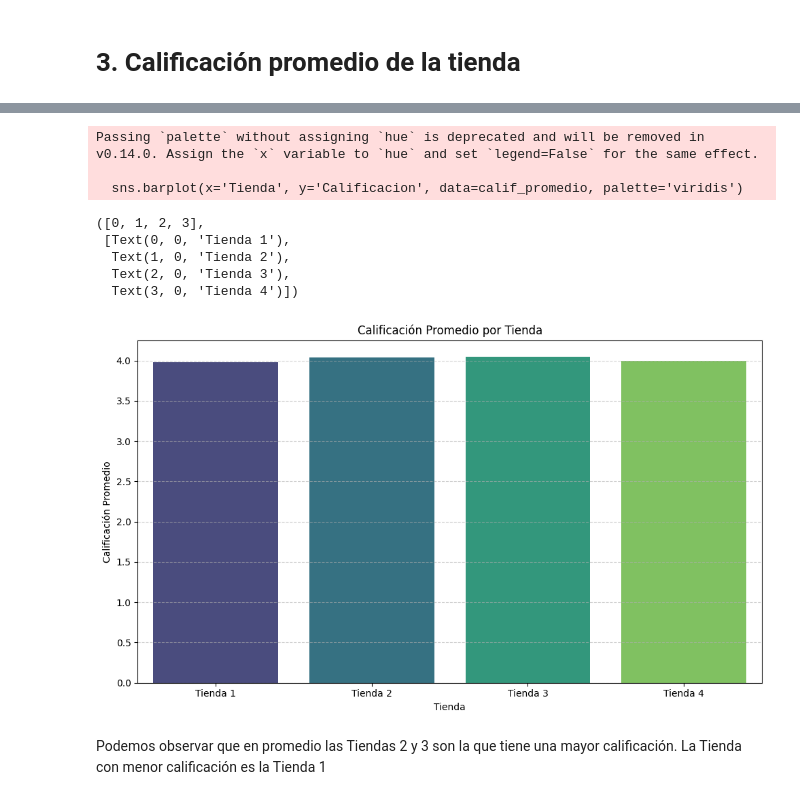
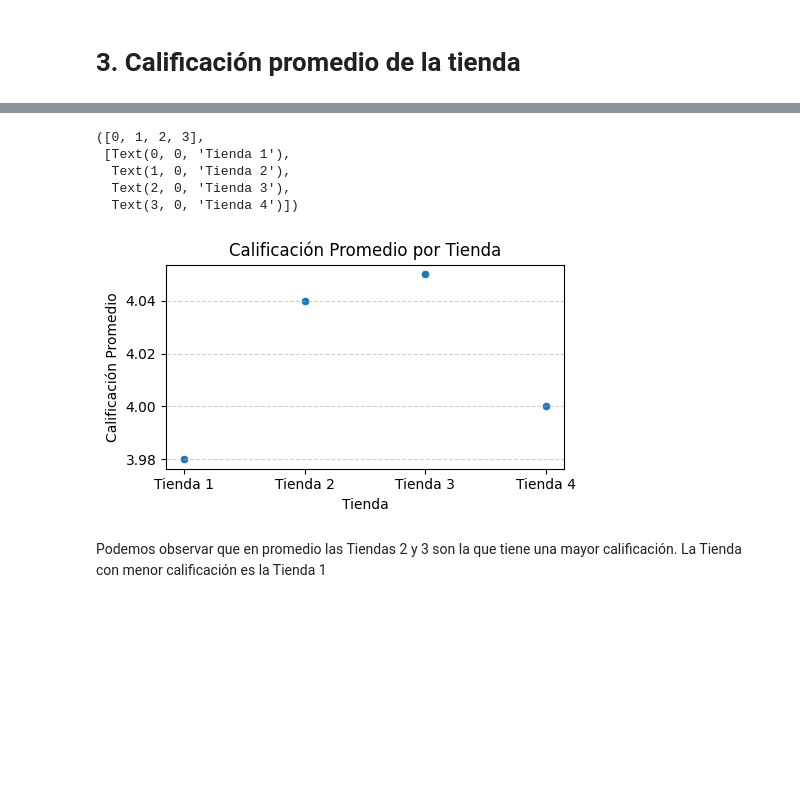
Before and after one commit to joslcan/Analisis.tiendas, a Jupyter notebook: AluraStoreLatam.ipynb, the cells around one changed output, grey strips where cells are left out. Cells and saved outputs as stored; diff of their text form; code cells hidden in the pictures; blank space fills up the shorter version.

```diff
--- a/AluraStoreLatam.ipynb
+++ b/AluraStoreLatam.ipynb
@@ -174,26 +157,23 @@ calif_promedio['Calificacion'] = calif_promedio['Calificacion'].round(2)
 # %%
 #Graficamos
 
 import seaborn as sns
 
-matp.figure(figsize=(10, 6))
-sns.barplot(x='Tienda', y='Calificacion', data=calif_promedio, palette='viridis')
+matp.figure(figsize=(5, 3))
+sns.scatterplot(x='Tienda', y='Calificacion', data=calif_promedio, palette='viridis')
 matp.xlabel('Tienda')
 matp.ylabel('Calificación Promedio')
 matp.title('Calificación Promedio por Tienda')
 matp.grid(axis='y', linestyle='--', alpha=0.6)
 matp.tight_layout()
 matp.xticks(rotation=0)
 # %% [output]
-Passing `palette` without assigning `hue` is deprecated and will be removed in v0.14.0. Assign the `x` variable to `hue` and set `legend=False` for the same effect.
-
-  sns.barplot(x='Tienda', y='Calificacion', data=calif_promedio, palette='viridis')
+([0, 1, 2, 3],
+ [Text(0, 0, 'Tienda 1'),
+  Text(1, 0, 'Tienda 2'),
+  Text(2, 0, 'Tienda 3'),
+  Text(3, 0, 'Tienda 4')])
-([0, 1, 2, 3],
- [Text(0, 0, 'Tienda 1'),
-  Text(1, 0, 'Tienda 2'),
-  Text(2, 0, 'Tienda 3'),
-  Text(3, 0, 'Tienda 4')])
-[figure, old version]
+[figure, new version]
 # %% [markdown]
 Podemos observar que en promedio las Tiendas 2 y 3 son la que tiene una mayor calificación. La Tienda con menor calificación es la Tienda 1
 # %% [markdown]
```
Also changed, not shown: parts of 24 cells of this notebook.
